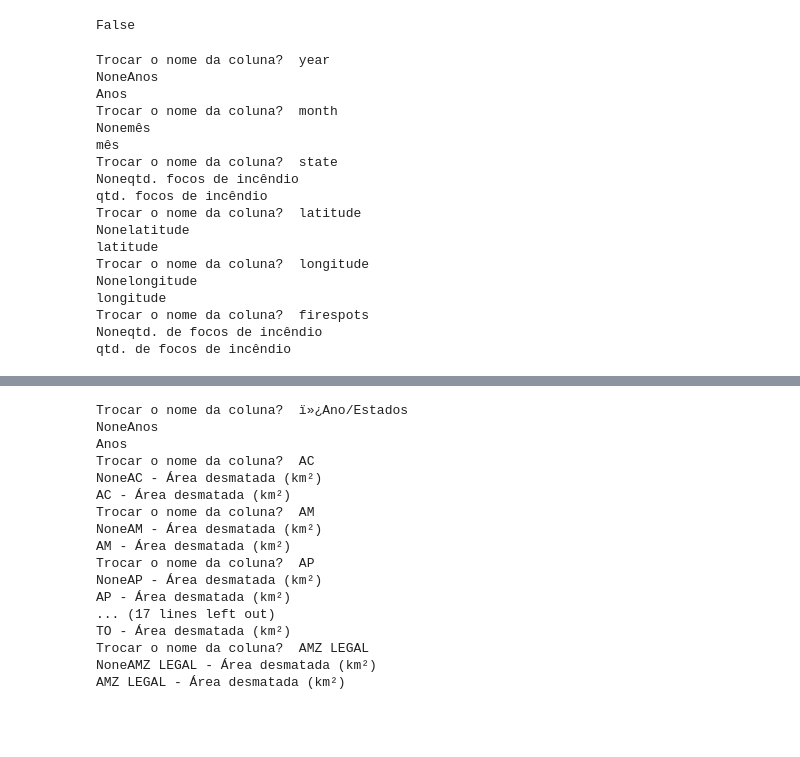
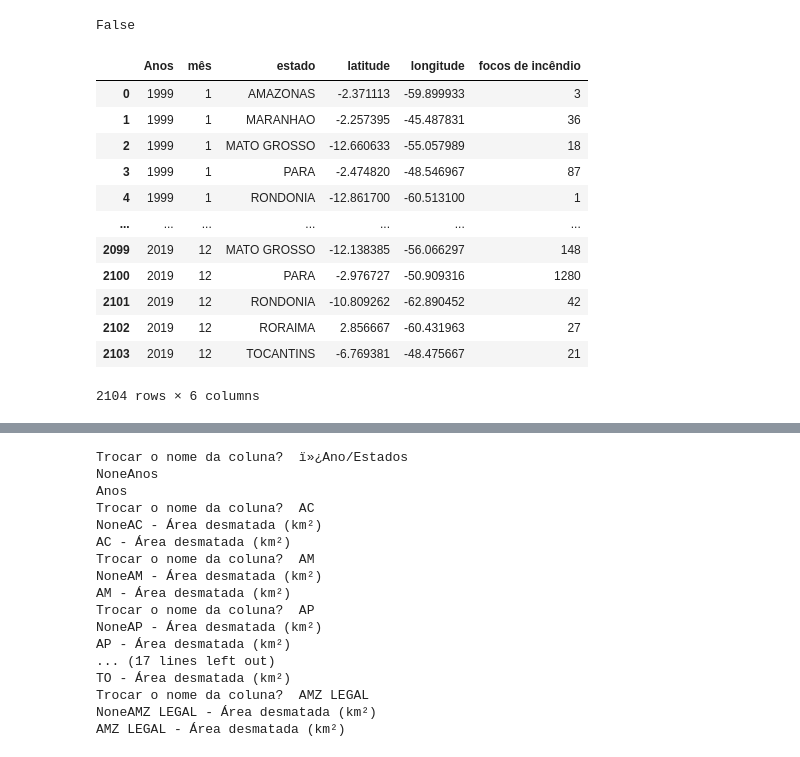
Before and after one commit to alynenogu/Pos-Graduacao---Ciencia-de-Dados, a Jupyter notebook: Monografia Versão Final.ipynb, the cells around one changed output, grey strips where cells are left out. Saved outputs shown, nothing was run; the diff lists cells and outputs as text; code cells hidden in the pictures; blank space fills up the shorter version.

```diff
--- a/Monografia Versão Final.ipynb
+++ b/Monografia Versão Final.ipynb
@@ -217,6 +218,21 @@ False
 ########################Ajustes dos dados e criação de novos conjuntos#####################################
 # %%
 #### criação da base sobre queimadas que será utilizada no modelo e análises
+# %%
+COLUNAS_DF = {
+    "year": "Anos",
+    "month": "mês",
+    "state": "estado",
+    "latitude": "latitude",
+    "longitude": "longitude",
+    "firespots": "focos de incêndio"
+}
+
+def muda_nome_colunas(df, colunas=COLUNAS_DF):
+    for col in df.columns:
+        if col in colunas.keys():
+            df = df.rename(columns= {col:colunas[col]})
+    return df
 # %%
 def ajusta_nome_coluna(df):
     for i in df.columns:
@@ -225,26 +240,22 @@ def ajusta_nome_coluna(df):
         df = df.rename(columns= {i:variavel_resposta})
     return df
 # %%
-tabela_areas_queimadas = ajusta_nome_coluna(tabela_areas_queimadas)
+tabela_areas_queimadas = muda_nome_colunas(tabela_areas_queimadas)
+tabela_areas_queimadas
 # %% [output]
+|  | Anos | mês | estado | latitude | longitude | focos de incêndio |
+| 0 | 1999 | 1 | AMAZONAS | -2.371113 | -59.899933 | 3 |
+| 1 | 1999 | 1 | MARANHAO | -2.257395 | -45.487831 | 36 |
+| 2 | 1999 | 1 | MATO GROSSO | -12.660633 | -55.057989 | 18 |
+| 3 | 1999 | 1 | PARA | -2.474820 | -48.546967 | 87 |
+| 4 | 1999 | 1 | RONDONIA | -12.861700 | -60.513100 | 1 |
+| ... | ... | ... | ... | ... | ... | ... |
+| 2099 | 2019 | 12 | MATO GROSSO | -12.138385 | -56.066297 | 148 |
+| 2100 | 2019 | 12 | PARA | -2.976727 | -50.909316 | 1280 |
+| 2101 | 2019 | 12 | RONDONIA | -10.809262 | -62.890452 | 42 |
+| 2102 | 2019 | 12 | RORAIMA | 2.856667 | -60.431963 | 27 |
+| 2103 | 2019 | 12 | TOCANTINS | -6.769381 | -48.475667 | 21 |
-Trocar o nome da coluna?  year
-NoneAnos
-Anos
-Trocar o nome da coluna?  month
-Nonemês
-mês
-Trocar o nome da coluna?  state
-Noneqtd. focos de incêndio
-qtd. focos de incêndio
-Trocar o nome da coluna?  latitude
-Nonelatitude
-latitude
-Trocar o nome da coluna?  longitude
-Nonelongitude
-longitude
-Trocar o nome da coluna?  firespots
-Noneqtd. de focos de incêndio
-qtd. de focos de incêndio
+2104 rows × 6 columns
 # %%
 tabela_areas_queimadas_mais_estados = ajusta_nome_coluna(tabela_areas_queimadas_mais_estados)
 # %% [output]
```
Also changed, not shown: parts of 11 cells of this notebook.
